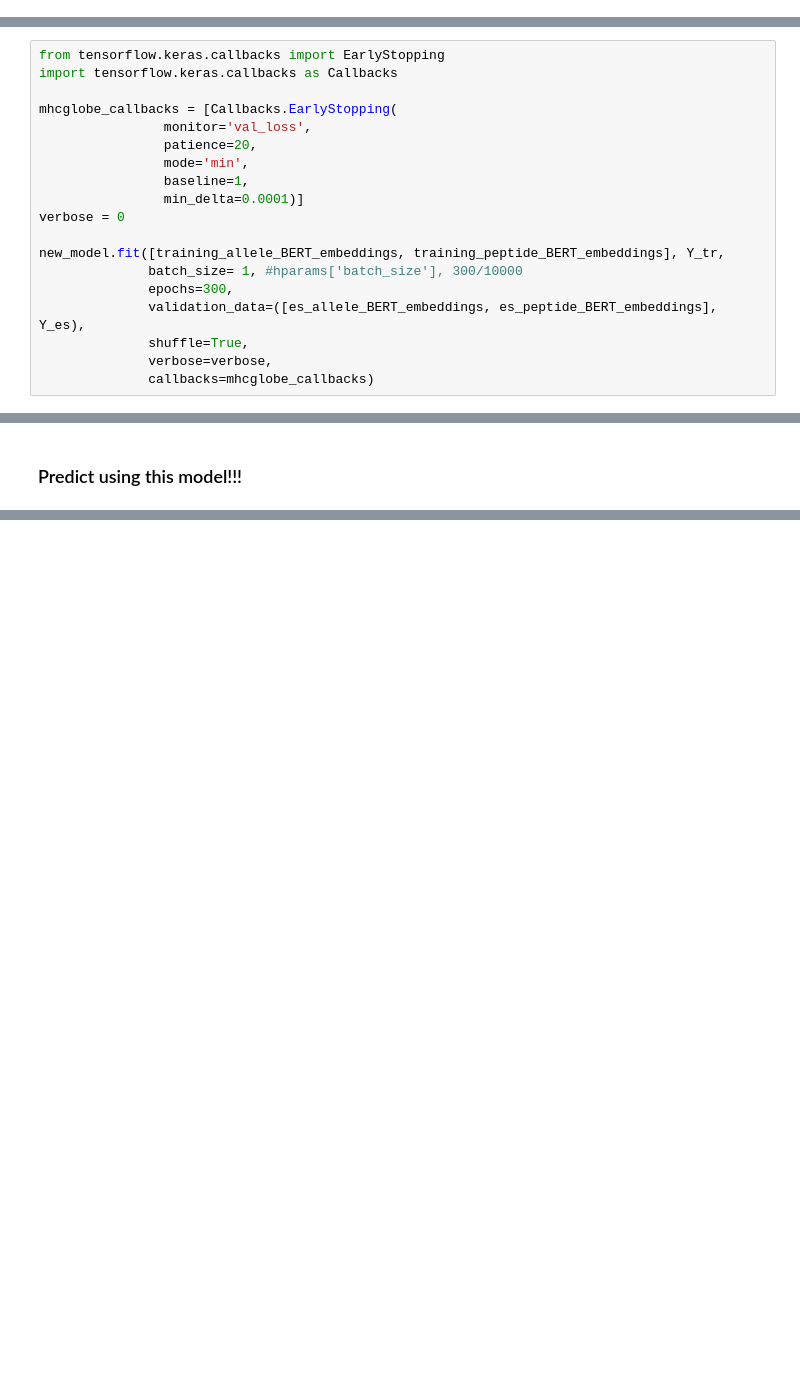
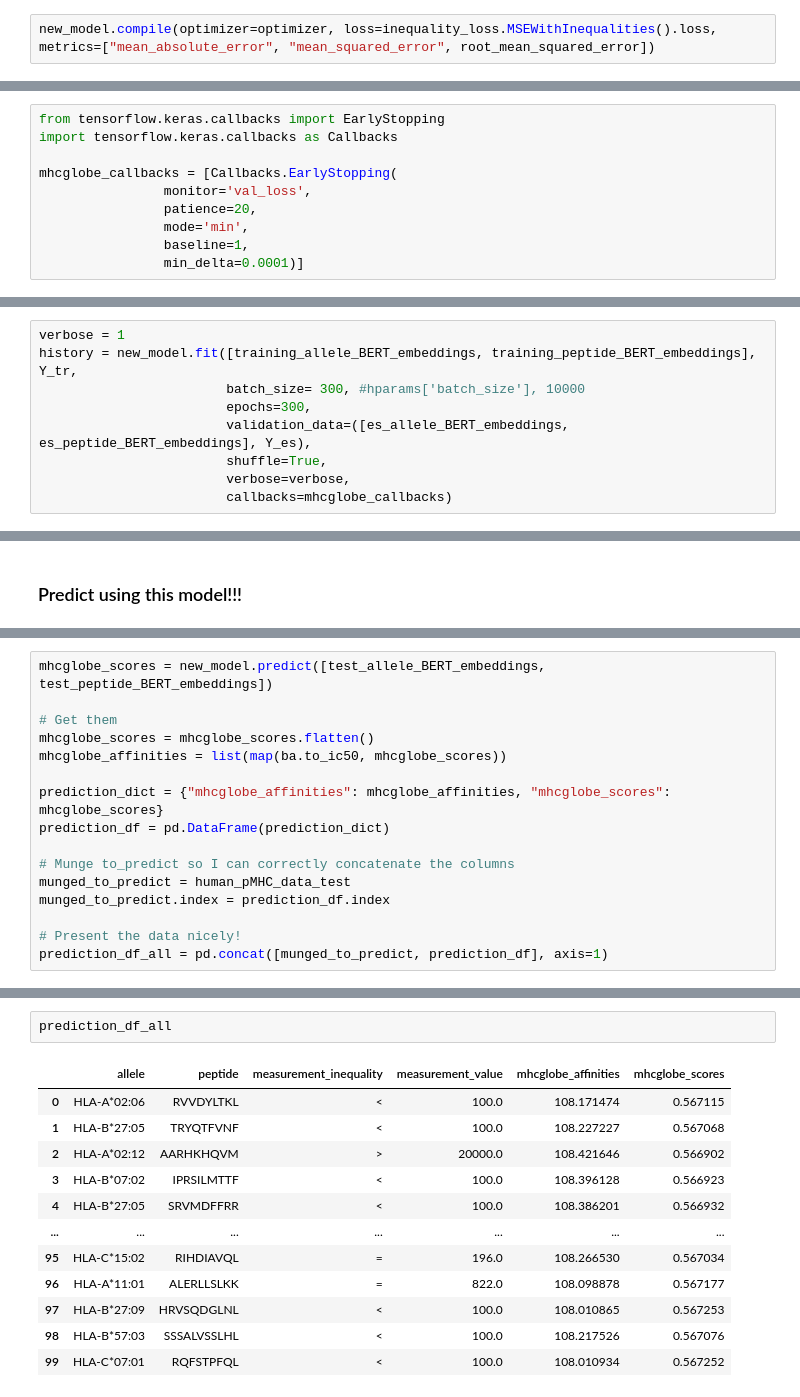
Before and after one commit to prakritipaul/mhcglobe, a Jupyter notebook: v2_BERT_MHCGlobe_pipeline.ipynb, the cells around one changed output, grey strips where cells are left out. Drawn from its saved outputs; the diff is of its cells as text; blank space fills up the shorter version.

Commit message:
- Have an end-to-end pipeline (to be cleaned up for future) - Has predictions based on training + early stopping of 5000 samples. - Includes neptune integration of runs + model!

```diff
--- a/v2_BERT_MHCGlobe_pipeline.ipynb
+++ b/v2_BERT_MHCGlobe_pipeline.ipynb
@@ -409,2 +500,4 @@ new_model.compile(optimizer=optimizer, loss=inequality_loss.MSEWithInequalities(
+# %%
+new_model.compile(optimizer=optimizer, loss=inequality_loss.MSEWithInequalities().loss, metrics=["mean_absolute_error", "mean_squared_error", root_mean_squared_error])
 # %% [markdown]
 ### Check what this `new_model` is like!
@@ -426,12 +537,3 @@ mhcglobe_callbacks = [Callbacks.EarlyStopping(
                 mode='min',
                 baseline=1,
                 min_delta=0.0001)]
-verbose = 0
-
-new_model.fit([training_allele_BERT_embeddings, training_peptide_BERT_embeddings], Y_tr,
-              batch_size= 1, #hparams['batch_size'], 300/10000
-              epochs=300,
-              validation_data=([es_allele_BERT_embeddings, es_peptide_BERT_embeddings], Y_es),
-              shuffle=True,
-              verbose=verbose,
-              callbacks=mhcglobe_callbacks)
@@ -439,0 +542,9 @@ new_model.fit([training_allele_BERT_embeddings, training_peptide_BERT_embeddings
+# %%
+verbose = 1
+history = new_model.fit([training_allele_BERT_embeddings, training_peptide_BERT_embeddings], Y_tr,
+                        batch_size= 300, #hparams['batch_size'], 10000
+                        epochs=300,
+                        validation_data=([es_allele_BERT_embeddings, es_peptide_BERT_embeddings], Y_es),
+                        shuffle=True,
+                        verbose=verbose,
+                        callbacks=mhcglobe_callbacks)
@@ -473,0 +606,16 @@ array([[0.57225055],
+# %%
+mhcglobe_scores = new_model.predict([test_allele_BERT_embeddings, test_peptide_BERT_embeddings])
+
+# Get them
+mhcglobe_scores = mhcglobe_scores.flatten()
+mhcglobe_affinities = list(map(ba.to_ic50, mhcglobe_scores))
+
+prediction_dict = {"mhcglobe_affinities": mhcglobe_affinities, "mhcglobe_scores": mhcglobe_scores}
+prediction_df = pd.DataFrame(prediction_dict)
+
+# Munge to_predict so I can correctly concatenate the columns
+munged_to_predict = human_pMHC_data_test
+munged_to_predict.index = prediction_df.index
+
+# Present the data nicely!
+prediction_df_all = pd.concat([munged_to_predict, prediction_df], axis=1)
@@ -473,0 +624,15 @@ array([[0.57225055],
+# %%
+prediction_df_all
+# %% [output]
+|  | allele | peptide | measurement_inequality | measurement_value | mhcglobe_affinities | mhcglobe_scores |
+| 0 | HLA-A*02:06 | RVVDYLTKL | < | 100.0 | 108.171474 | 0.567115 |
+| 1 | HLA-B*27:05 | TRYQTFVNF | < | 100.0 | 108.227227 | 0.567068 |
+| 2 | HLA-A*02:12 | AARHKHQVM | > | 20000.0 | 108.421646 | 0.566902 |
+| 3 | HLA-B*07:02 | IPRSILMTTF | < | 100.0 | 108.396128 | 0.566923 |
+| 4 | HLA-B*27:05 | SRVMDFFRR | < | 100.0 | 108.386201 | 0.566932 |
+| ... | ... | ... | ... | ... | ... | ... |
+| 95 | HLA-C*15:02 | RIHDIAVQL | = | 196.0 | 108.266530 | 0.567034 |
+| 96 | HLA-A*11:01 | ALERLLSLKK | = | 822.0 | 108.098878 | 0.567177 |
+| 97 | HLA-B*27:09 | HRVSQDGLNL | < | 100.0 | 108.010865 | 0.567253 |
+| 98 | HLA-B*57:03 | SSSALVSSLHL | < | 100.0 | 108.217526 | 0.567076 |
+| 99 | HLA-C*07:01 | RQFSTPFQL | < | 100.0 | 108.010934 | 0.567252 |
```
Also changed, not shown: parts of 80 cells of this notebook.
